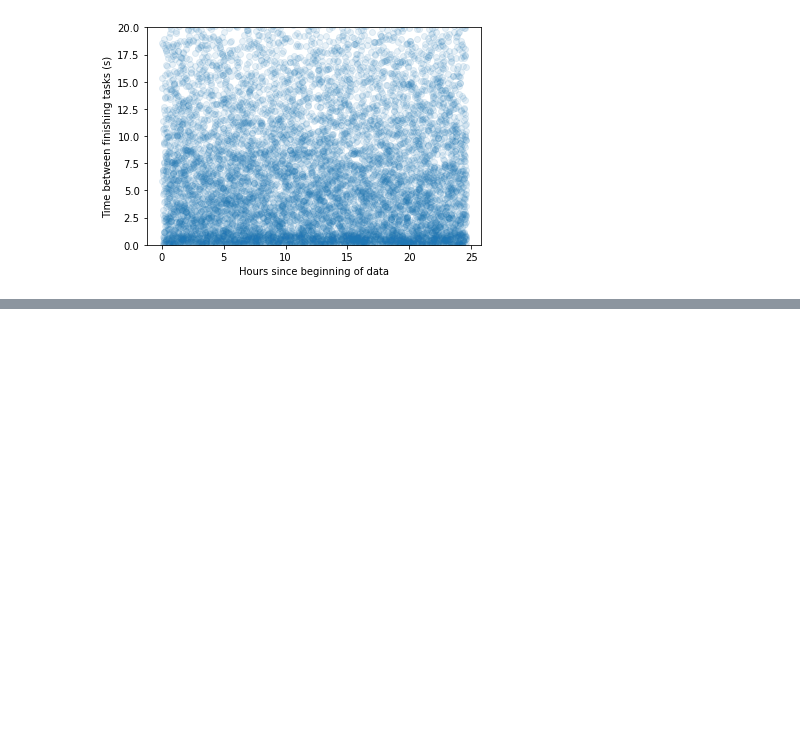
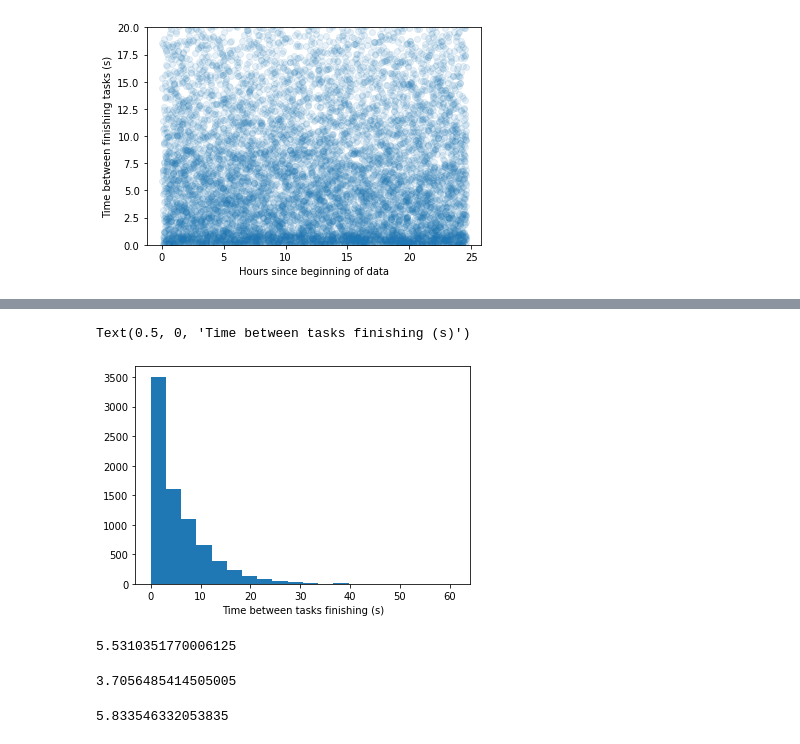
Before and after one commit to ovro-lwa/distributed-pipeline, a Jupyter notebook: notebooks/flower-performance.ipynb, the cells around one changed output, grey strips where cells are left out. Cells and saved outputs as stored; diff of their text form; code cells hidden in the pictures; blank space fills up the shorter version.

```diff
--- a/notebooks/flower-performance.ipynb
+++ b/notebooks/flower-performance.ipynb
@@ -57,6 +62,10 @@ An important metric is the averaged time between tasks finishing in the entire c
 succeeded_times = peeling_done_df['succeeded'].to_numpy()
 # %%
 delta_t = succeeded_times[1:] - succeeded_times[:-1]
+# %%
+def get_delta_t(succeeded_df):
+    times = succeeded_df['succeeded'].to_numpy()
+    return times[1:] - times[:-1]
 # %% [markdown]
 Calculate some statistics
 # %%
@@ -92,0 +137,19 @@ plt.ylim([0,20])
+# %%
+delta_t_concurrency_10 = get_delta_t(peeling_done_recent_df)
+plt.hist(delta_t_concurrency_10, bins=20);
+plt.xlabel('Time between tasks finishing (s)')
+# %% [output]
+Text(0.5, 0, 'Time between tasks finishing (s)')
+[figure, added]
+# %%
+np.mean(delta_t_concurrency_10)
+# %% [output]
+5.5310351770006125
+# %%
+np.median(delta_t_concurrency_10)
+# %% [output]
+3.7056485414505005
+# %%
+np.std(delta_t_concurrency_10)
+# %% [output]
+5.833546332053835
```
Also changed, not shown: parts of 6 cells of this notebook.
